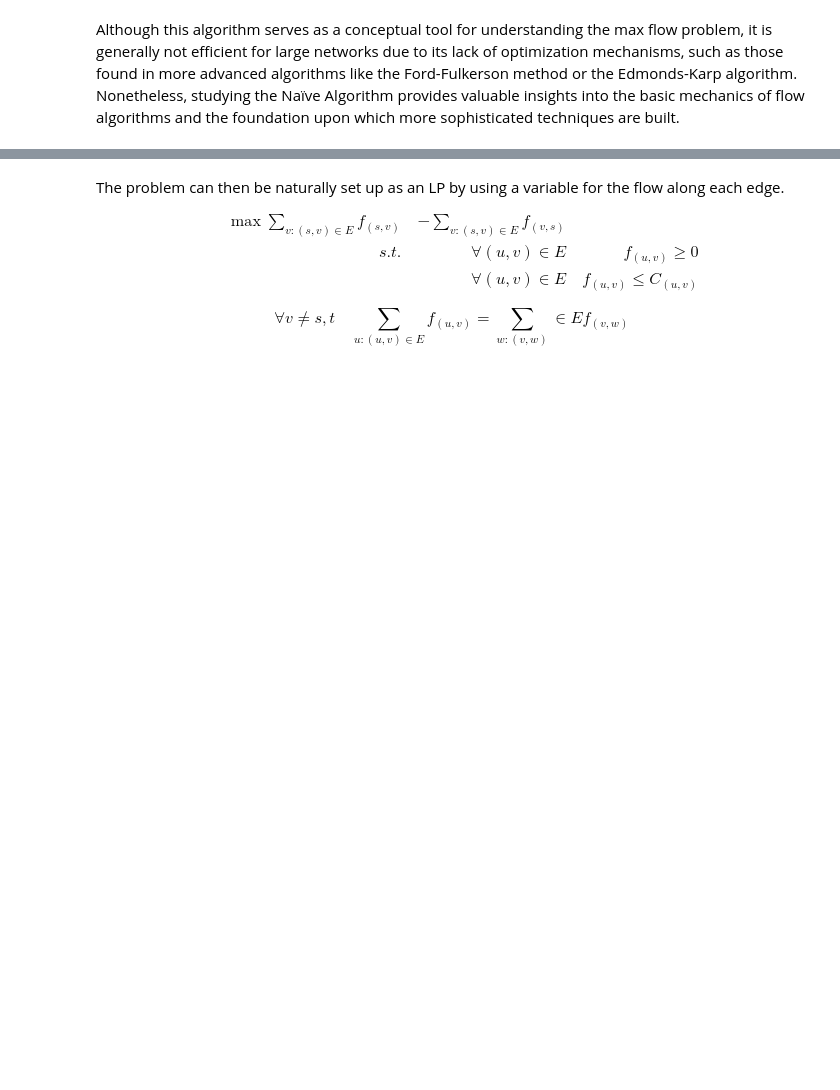
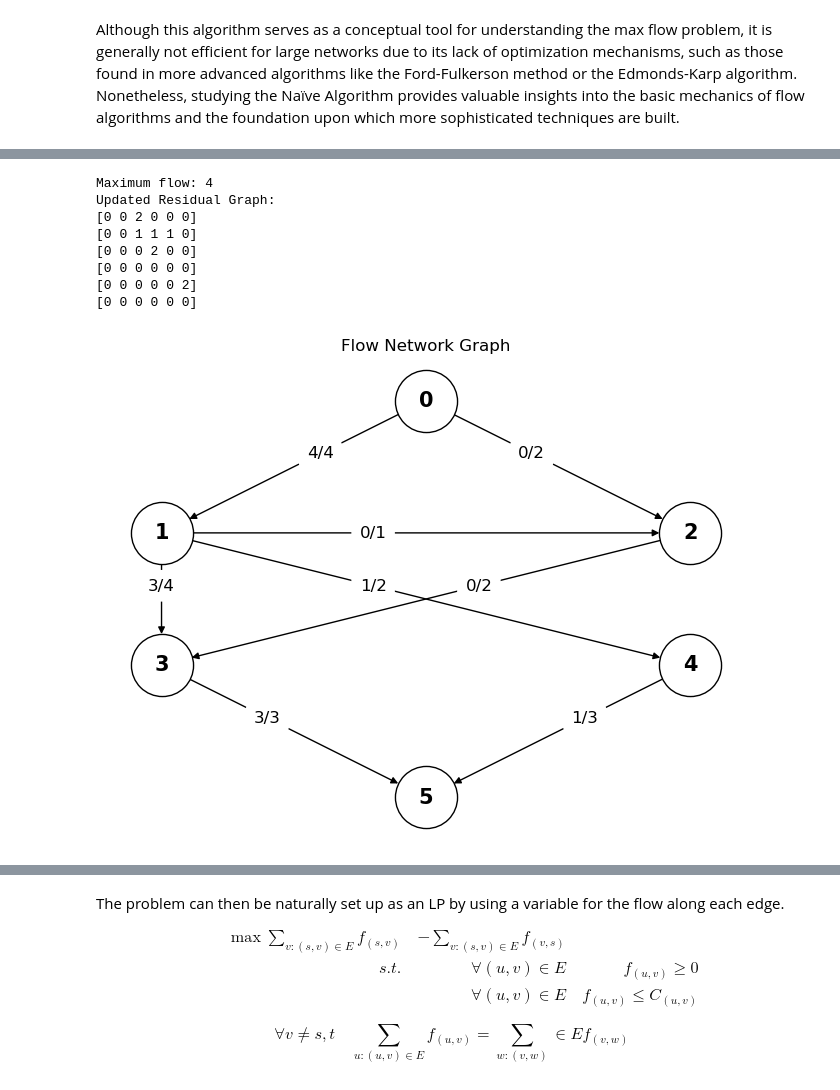
Before and after one commit to Qifei-C/Optz, a Jupyter notebook: maxFlow/NaiveAlgo.ipynb, the cells around one changed output, grey strips where cells are left out. Saved outputs shown, nothing was run; the diff lists cells and outputs as text; code cells hidden in the pictures; blank space fills up the shorter version.

```diff
--- a/maxFlow/NaiveAlgo.ipynb
+++ b/maxFlow/NaiveAlgo.ipynb
@@ -117,0 +156,53 @@ Although this algorithm serves as a conceptual tool for understanding the max fl
+# %%
+def main():
+    # Example input matrix Q
+    Q = np.array([[0, 4, 2, 0, 0, 0],
+        [0, 0, 1, 4, 2, 0],
+        [0, 0, 0, 2, 0, 0],
+        [0, 0, 0, 0, 0, 3],
+        [0, 0, 0, 0, 0, 3],
+        [0, 0, 0, 0, 0, 0]])
+
+    residual_Q = Q.copy()  # Copy Q to use as the residual graph
+    total_flow = 0
+    source = 0  # Source node index
+    sink = len(Q) - 1  # Sink node index
+
+    while True:
+        path = bfs_path(residual_Q, source, sink)
+        if path is None:
+            break
+        flow = update_residual_graph(residual_Q, path)
+        total_flow += flow
+
+    print("Maximum flow:", total_flow)
+    print("Updated Residual Graph:")
+    for row in residual_Q:
+        print(row)
+
+    # Compute the occupation matrix and format as fraction
+    occupation_matrix = np.zeros_like(Q, dtype=object)
+    for i in range(Q.shape[0]):
+        for j in range(Q.shape[1]):
+            if Q[i, j] != 0:
+                usage = Q[i, j] - residual_Q[i, j]
+                occupation_matrix[i, j] = f"{usage}/{Q[i, j]}"
+            else:
+                occupation_matrix[i, j] = '0'
+
+
+
+    plot_graph_from_matrix_string(occupation_matrix, source, sink)
+
+if __name__ == '__main__':
+    main()
+# %% [output]
+Maximum flow: 4
+Updated Residual Graph:
+[0 0 2 0 0 0]
+[0 0 1 1 1 0]
+[0 0 0 2 0 0]
+[0 0 0 0 0 0]
+[0 0 0 0 0 2]
+[0 0 0 0 0 0]
+[figure, added]
```
Also changed, not shown: parts of 12 cells of this notebook, 1 other file.
